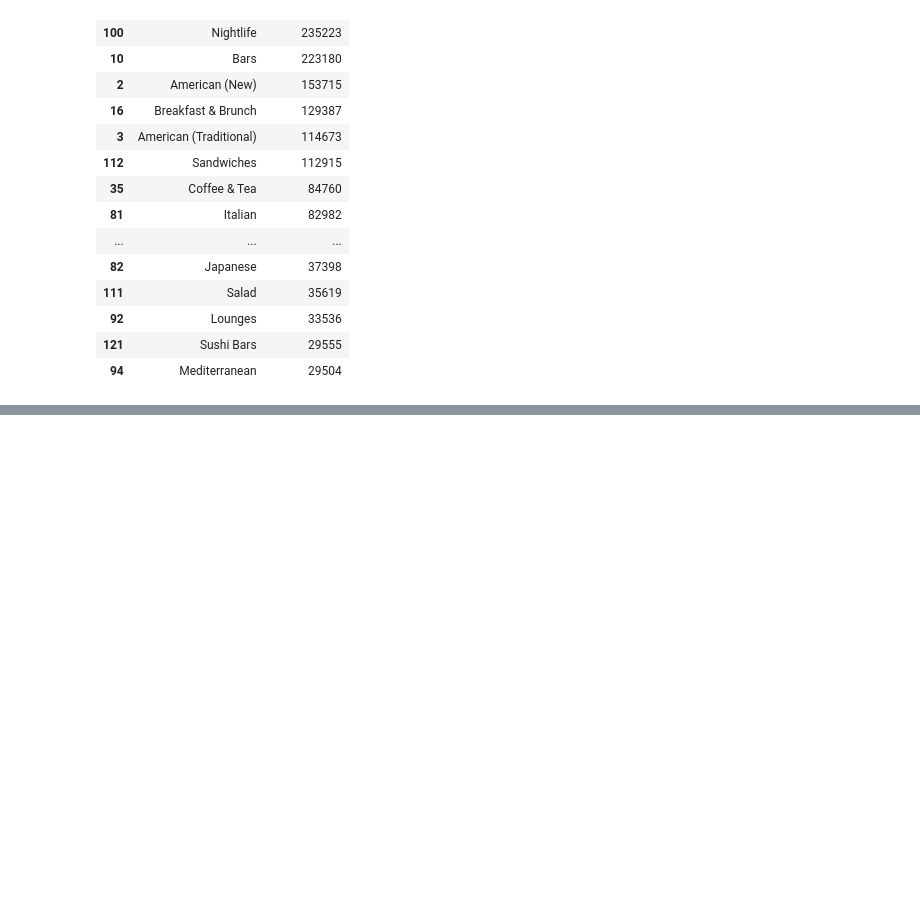
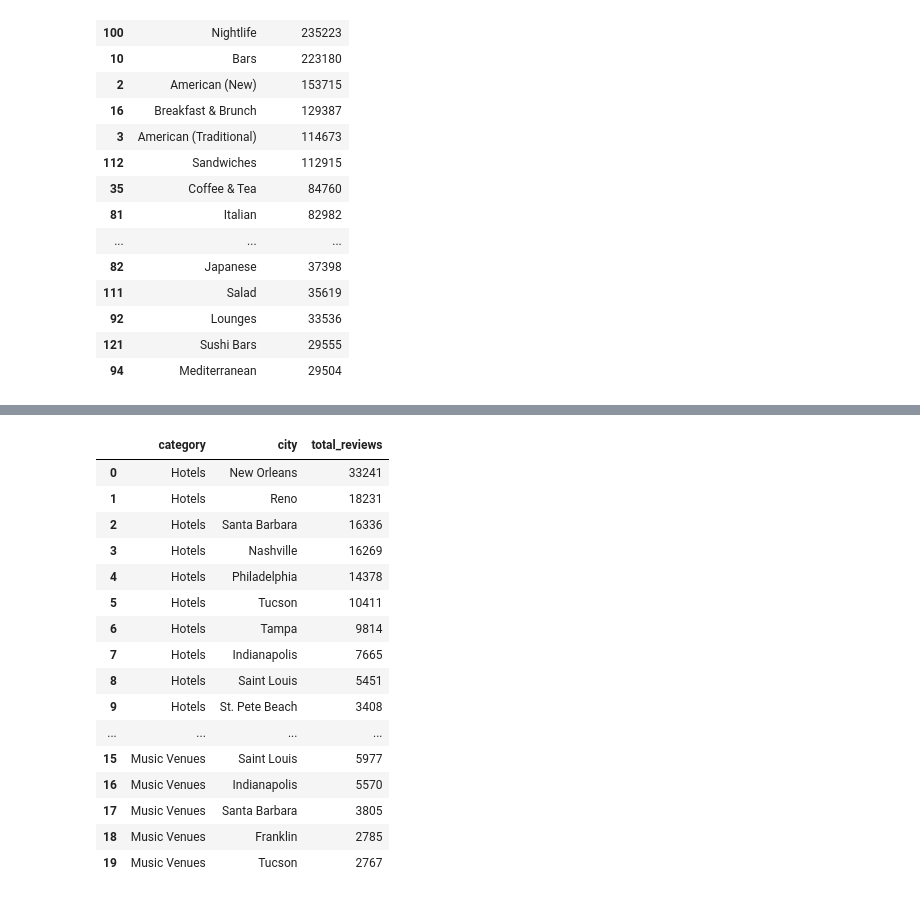
Before and after one commit to ProntoSbinalla/CIS-509-Final-Project, a Jupyter notebook: Notebooks/Data Processing and EDA.ipynb, the cells around one changed output, grey strips where cells are left out. Saved outputs shown, nothing was run; the diff lists cells and outputs as text; code cells hidden in the pictures; blank space fills up the shorter version.

```diff
--- a/Notebooks/Data Processing and EDA.ipynb
+++ b/Notebooks/Data Processing and EDA.ipynb
@@ -666,0 +747,68 @@ Philadelphia — FOOD / DRINK category distribution:
+# %%
+import duckdb
+from pathlib import Path
+import pandas as pd
+
+DATA_DIR = Path("../yelp_dataset")
+BUSINESS_PATH = str(DATA_DIR / "yelp_academic_dataset_business.json")
+REVIEW_PATH   = str(DATA_DIR / "yelp_academic_dataset_review.json")
+
+con = duckdb.connect(database=":memory:")
+
+# Business (need city + categories)
+con.execute(f"""
+CREATE OR REPLACE TABLE business AS
+SELECT business_id, city, categories
+FROM read_json_auto('{BUSINESS_PATH}');
+""")
+
+# Reviews (business_id only)
+con.execute(f"""
+CREATE OR REPLACE TABLE reviews AS
+SELECT business_id
+FROM read_json_auto('{REVIEW_PATH}');
+""")
+
+# Top 10 cities per category
+top_10_cities_by_category = con.execute("""
+WITH cats AS (
+  SELECT
+    b.business_id,
+    b.city,
+    trim(unnest(str_split(b.categories, ','))) AS category
+  FROM business b
+  WHERE b.categories IS NOT NULL AND b.categories <> ''
+),
+filtered AS (
+  SELECT
+    c.category,
+    c.city
+  FROM cats c
+  JOIN reviews r
+    ON c.business_id = r.business_id
+  WHERE c.category IN ('Hotels', 'Music Venues')
+),
+ranked AS (
+  SELECT
+    category,
+    city,
+    COUNT(*) AS total_reviews,
+    ROW_NUMBER() OVER (
+      PARTITION BY category
+      ORDER BY COUNT(*) DESC
+    ) AS rn
+  FROM filtered
+  GROUP BY category, city
+)
+SELECT
+  category,
+  city,
+  total_reviews
+FROM ranked
+WHERE rn <= 10
+ORDER BY category, total_reviews DESC;
+""").df()
+
+print("Top 10 cities by total review volume (separate for Hotels vs Music Venues):")
+display(top_10_cities_by_category)
+# %% [output]
@@ -666,0 +816,17 @@ Philadelphia — FOOD / DRINK category distribution:
+|  | category | city | total_reviews |
+| 0 | Hotels | New Orleans | 33241 |
+| 1 | Hotels | Reno | 18231 |
+| 2 | Hotels | Santa Barbara | 16336 |
+| 3 | Hotels | Nashville | 16269 |
+| 4 | Hotels | Philadelphia | 14378 |
+| 5 | Hotels | Tucson | 10411 |
+| 6 | Hotels | Tampa | 9814 |
+| 7 | Hotels | Indianapolis | 7665 |
+| 8 | Hotels | Saint Louis | 5451 |
+| 9 | Hotels | St. Pete Beach | 3408 |
+| ... | ... | ... | ... |
+| 15 | Music Venues | Saint Louis | 5977 |
+| 16 | Music Venues | Indianapolis | 5570 |
+| 17 | Music Venues | Santa Barbara | 3805 |
+| 18 | Music Venues | Franklin | 2785 |
+| 19 | Music Venues | Tucson | 2767 |
```
Also changed, not shown: parts of 8 cells of this notebook.
